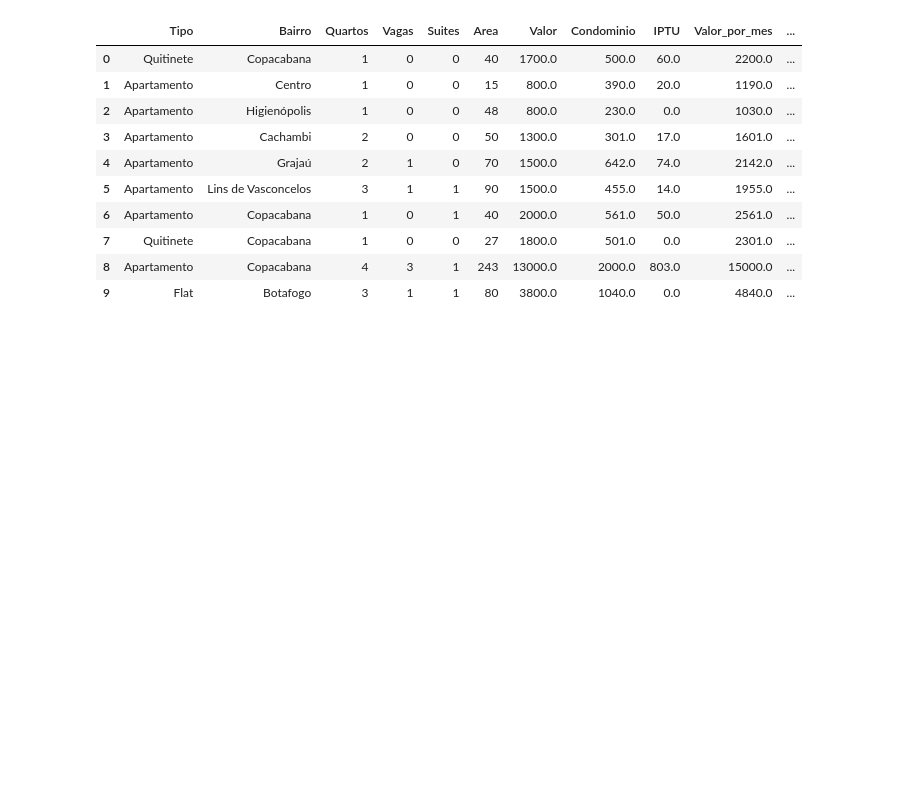
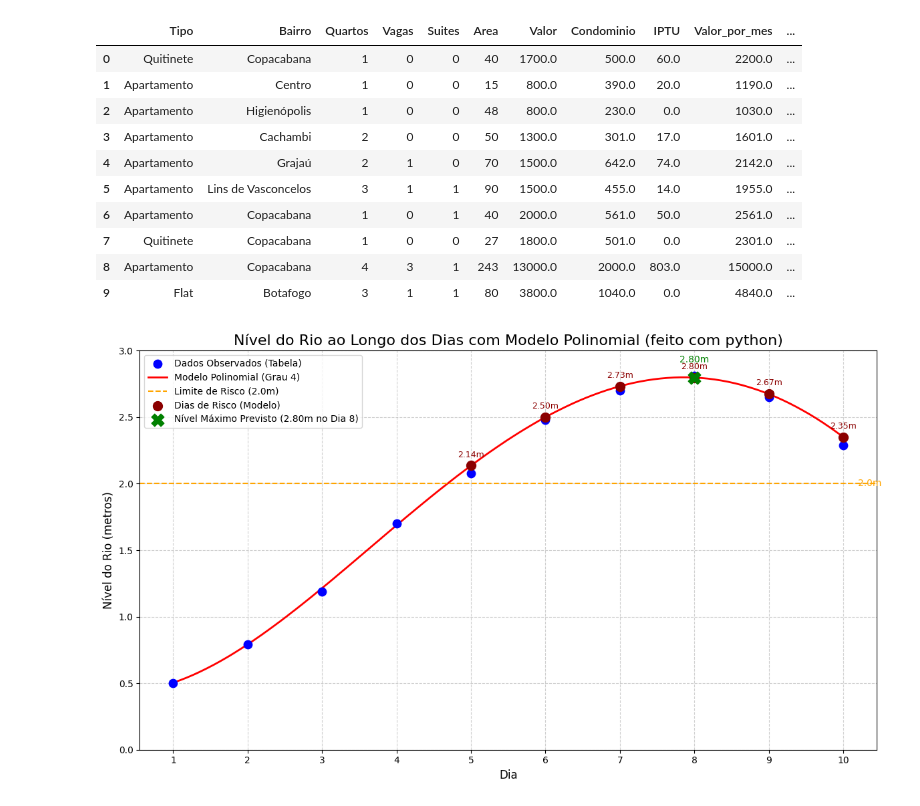
Before and after one commit to Ulisseswrk/Data-Science-Fundamentals, a Jupyter notebook: Basic Pandas for Data Treatment/Notebook_Curso1_Pandas.ipynb, the cells around one changed output. Cells and saved outputs as stored; diff of their text form; code cells hidden in the pictures; blank space fills up the shorter version.

Commit message:
update: adicionando os conteudos e aprendizados do curso de pandas io

```diff
--- a/Basic Pandas for Data Treatment/Notebook_Curso1_Pandas.ipynb
+++ b/Basic Pandas for Data Treatment/Notebook_Curso1_Pandas.ipynb
@@ -642,3 +642,93 @@ df.head(10)
 | 9 | Flat | Botafogo | 3 | 1 | 1 | 80 | 3800.0 | 1040.0 | 0.0 | 4840.0 | ... |
 # %%
 df.to_csv('dados_apartamentos_atualizados',index=False, sep=';')
+# %%
+import numpy as np
+import matplotlib.pyplot as plt
+
+# --- Dados da Tabela ---
+# Estes são os dados do Dia e Nível do Rio (m) que você forneceu.
+dias_observados = np.array([1, 2, 3, 4, 5, 6, 7, 8, 9, 10])
+niveis_observados = np.array([0.5, 0.79, 1.19, 1.70, 2.08, 2.48, 2.70, 2.81, 2.65, 2.29])
+
+# --- Função Polinomial de Grau 4 (a mais acertiva que calculamos) ---
+# f(x) = ax^4 + bx^3 + cx^2 + dx + e
+# Coeficientes calculados com alta precisão
+a = 0.0005291005
+b = -0.0195971428
+c = 0.1719603175
+d = -0.0989333333
+e = 0.4501269841
+
+# Definição da função polinomial usando os coeficientes
+def nivel_rio_modelo(x):
+    return a*x**4 + b*x**3 + c*x**2 + d*x + e
+
+# --- Preparação dos Dados para o Gráfico ---
+# Gerar pontos para desenhar uma curva suave do modelo
+# Usamos 100 pontos entre o dia 1 e o dia 10 para que a linha pareça contínua
+x_curva = np.linspace(min(dias_observados), max(dias_observados), 100)
+y_curva = nivel_rio_modelo(x_curva)
+
+# Definir o limiar de risco (conforme discutimos, > 2 metros)
+limiar_risco = 2.0
+
+# Calcular os níveis previstos pelo modelo para os dias observados
+niveis_previstos_modelo = nivel_rio_modelo(dias_observados)
+
+# Identificar os dias em que o modelo prevê que o nível estará acima do limiar de risco
+dias_risco_modelo = dias_observados[niveis_previstos_modelo > limiar_risco]
+niveis_risco_modelo = niveis_previstos_modelo[niveis_previstos_modelo > limiar_risco]
+
+# Encontrar o ponto de nível máximo previsto pelo modelo
+idx_max_modelo = np.argmax(niveis_previstos_modelo)
+dia_max_modelo = dias_observados[idx_max_modelo]
+nivel_max_modelo = niveis_previstos_modelo[idx_max_modelo]
+
+
+# --- Configuração e Geração do Gráfico ---
+plt.figure(figsize=(12, 7)) # Define o tamanho da figura do gráfico
+
+# Plotar os dados originais da tabela (como pontos azuis)
+plt.scatter(dias_observados, niveis_observados, color='blue', s=80, zorder=5, label='Dados Observados (Tabela)')
+
+# Plotar a curva da função polinomial (linha vermelha)
+plt.plot(x_curva, y_curva, color='red', linestyle='-', linewidth=2, label='Modelo Polinomial (Grau 4)')
+
+# Adicionar a linha horizontal do limite de risco (linha tracejada laranja)
+plt.axhline(y=limiar_risco, color='orange', linestyle='--', linewidth=1.5, label=f'Limite de Risco ({limiar_risco}m)')
+# Adicionar um texto para indicar o valor do limite de risco
+plt.text(dias_observados[-1] + 0.2, limiar_risco, f'{limiar_risco}m', va='center', ha='left', color='orange', fontsize=10)
+
+
+# Destacar os dias em que o modelo prevê risco (pontos vermelho escuro)
+if len(dias_risco_modelo) > 0:
+    plt.scatter(dias_risco_modelo, niveis_risco_modelo, color='darkred', marker='o', s=100, zorder=6, label='Dias de Risco (Modelo)')
+    # Adicionar rótulos de texto para os valores nos dias de risco
+    for i, dia in enumerate(dias_risco_modelo):
+        plt.text(dia, niveis_risco_modelo[i] + 0.05, f'{niveis_risco_modelo[i]:.2f}m', ha='center', va='bottom', color='darkred', fontsize=9)
+
+# Destacar o ponto de nível máximo previsto pelo modelo (marcador 'X' verde)
+plt.scatter(dia_max_modelo, nivel_max_modelo, color='green', marker='X', s=180, zorder=7, label=f'Nível Máximo Previsto ({nivel_max_modelo:.2f}m no Dia {int(dia_max_modelo)})')
+# Adicionar um rótulo de texto para o valor do nível máximo
+plt.text(dia_max_modelo, nivel_max_modelo + 0.1, f'{nivel_max_modelo:.2f}m', ha='center', va='bottom', color='green', fontsize=10)
+
+
+# Títulos e rótulos do gráfico
+plt.title('Nível do Rio ao Longo dos Dias com Modelo Polinomial (feito com python)', fontsize=16)
+plt.xlabel('Dia', fontsize=12)
+plt.ylabel('Nível do Rio (metros)', fontsize=12)
+
+# Configurar os ticks do eixo X para mostrar apenas os dias observados
+plt.xticks(dias_observados)
+# Configurar os ticks do eixo Y para ir de 0 a 3 metros com intervalos de 0.5
+plt.yticks(np.arange(0, 3.1, 0.5))
+# Limitar o eixo Y de 0 a 3 metros conforme seu pedido
+plt.ylim(0, 3.0)
+
+plt.grid(True, linestyle='--', alpha=0.6) # Adiciona uma grade ao gráfico
+plt.legend(fontsize=10) # Adiciona uma legenda para identificar os elementos do gráfico
+plt.tight_layout() # Ajusta o layout para que os elementos não se sobreponham
+plt.show() # Exibe o gráfico
+# %% [output]
+[figure, added]
```
Also changed, not shown: 6 other files.
